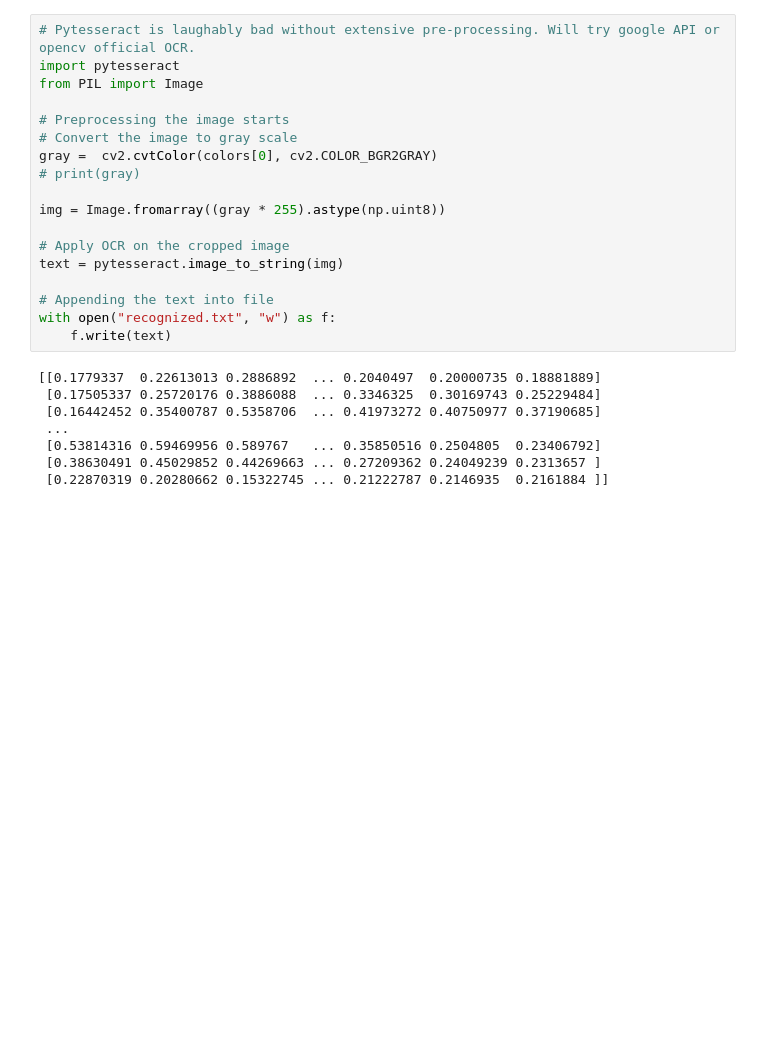
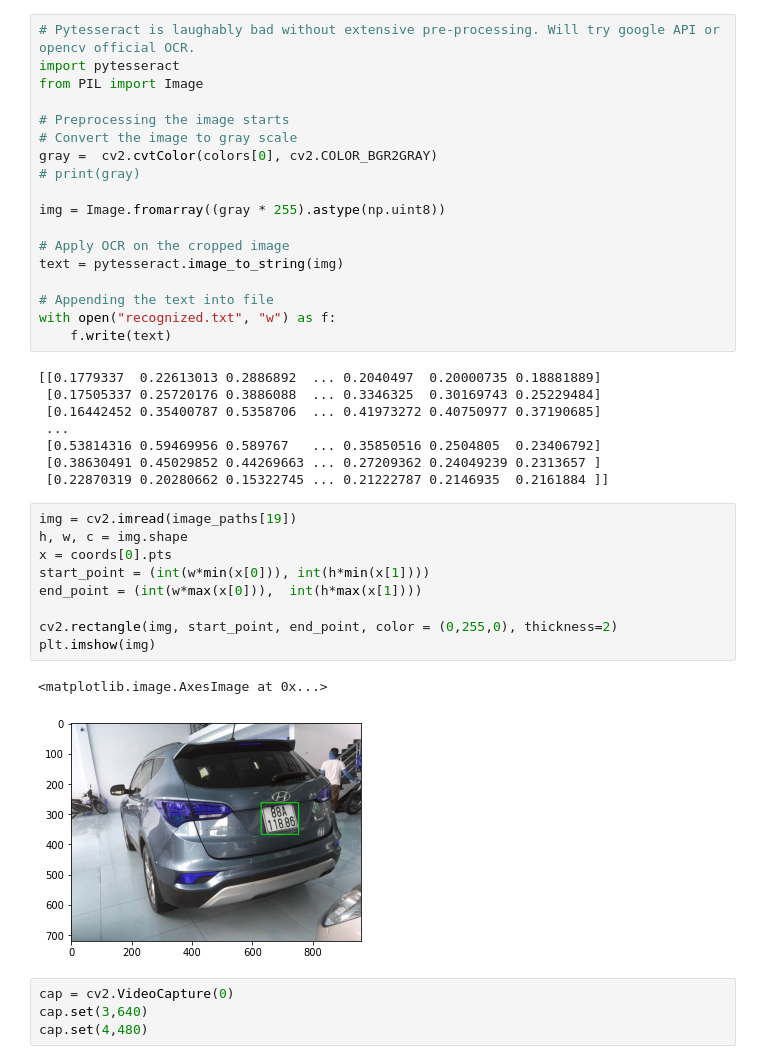
Before and after one commit to JeremyStubbs/License_plate_reader, a Jupyter notebook: my_reader.ipynb, the cells around one changed output. Drawn from its saved outputs; the diff is of its cells as text; blank space fills up the shorter version.

Commit message:
add rectangle on original image

```diff
--- a/my_reader.ipynb
+++ b/my_reader.ipynb
@@ -135,3 +135,19 @@ with open("recognized.txt", "w") as f:
  [0.53814316 0.59469956 0.589767   ... 0.35850516 0.2504805  0.23406792]
  [0.38630491 0.45029852 0.44269663 ... 0.27209362 0.24049239 0.2313657 ]
  [0.22870319 0.20280662 0.15322745 ... 0.21222787 0.2146935  0.2161884 ]]
+# %%
+img = cv2.imread(image_paths[19])
+h, w, c = img.shape
+x = coords[0].pts
+start_point = (int(w*min(x[0])), int(h*min(x[1])))
+end_point = (int(w*max(x[0])),  int(h*max(x[1])))
+
+cv2.rectangle(img, start_point, end_point, color = (0,255,0), thickness=2)
+plt.imshow(img)
+# %% [output]
+<matplotlib.image.AxesImage at 0x...>
+[figure, added]
+# %%
+cap = cv2.VideoCapture(0)
+cap.set(3,640)
+cap.set(4,480)
```
